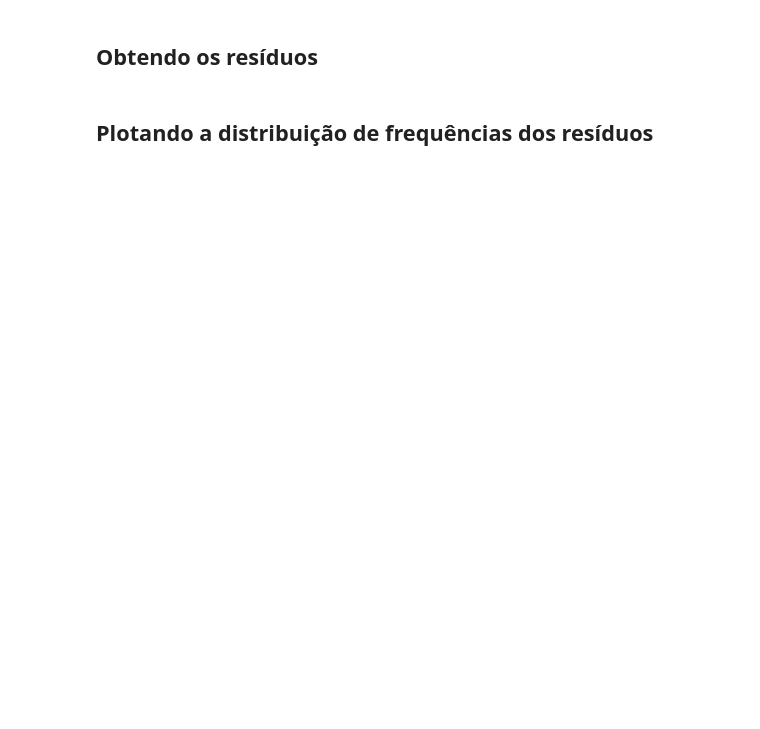
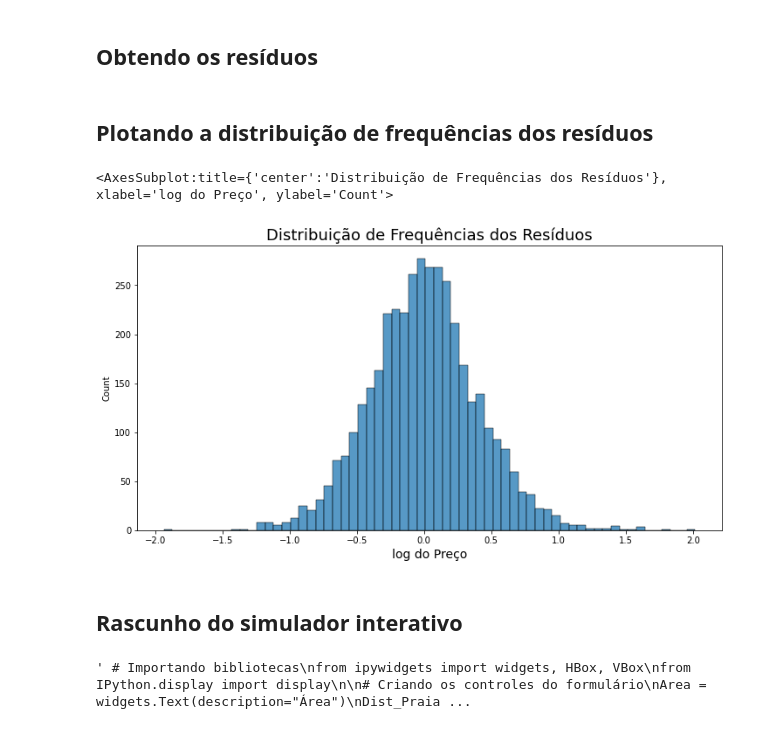
Before and after one commit to mateus-dm/regressao_linear, a Jupyter notebook: Regressao_linear_2/Projeto/Regressão Linear.ipynb, the cells around one changed output. Saved outputs shown, nothing was run; the diff lists cells and outputs as text; code cells hidden in the pictures; blank space fills up the shorter version.

```diff
--- a/Regressao_linear_2/Projeto/Regressão Linear.ipynb
+++ b/Regressao_linear_2/Projeto/Regressão Linear.ipynb
@@ -421,8 +521,41 @@ ax
 # %% [markdown]
 ## Plotando a distribuição de frequências dos resíduos
 # %%
-
+ax = sns.histplot(residuo)
 ax.figure.set_size_inches(12, 6)
 ax.set_title('Distribuição de Frequências dos Resíduos', fontsize=18)
 ax.set_xlabel('log do Preço', fontsize=14)
 ax
+# %% [output]
+<AxesSubplot:title={'center':'Distribuição de Frequências dos Resíduos'}, xlabel='log do Preço', ylabel='Count'>
+[figure, added]
+# %% [markdown]
+## Rascunho do simulador interativo
+# %%
+''' # Importando bibliotecas
+from ipywidgets import widgets, HBox, VBox
+from IPython.display import display
+
+# Criando os controles do formulário
+Area = widgets.Text(description="Área")
+Dist_Praia = widgets.Text(description="Garagem")
+
+botao = widgets.Button(description="Simular")
+
+# Posicionando os controles
+left = VBox(Area)
+right = VBox(Dist_Praia)
+inputs = HBox([left, right])
+
+# Função de simulação
+def simulador(sender):
+    entrada=[[
+                float(Area.value if Area.value else 0),
+                float(Dist_Praia.value if Dist_Praia.value else 0),
+             ]]
+    print('$ {0:.2f}'.format(lm_new.predict(entrada)[0]))
+
+# Atribuindo a função "simulador" ao evento click do botão
+botao.on_click(simulador) '''
+# %% [output]
+' # Importando bibliotecas\nfrom ipywidgets import widgets, HBox, VBox\nfrom IPython.display import display\n\n# Criando os controles do formulário\nArea = widgets.Text(description="Área")\nDist_Praia ...
```
Also changed, not shown: parts of 25 cells of this notebook.
